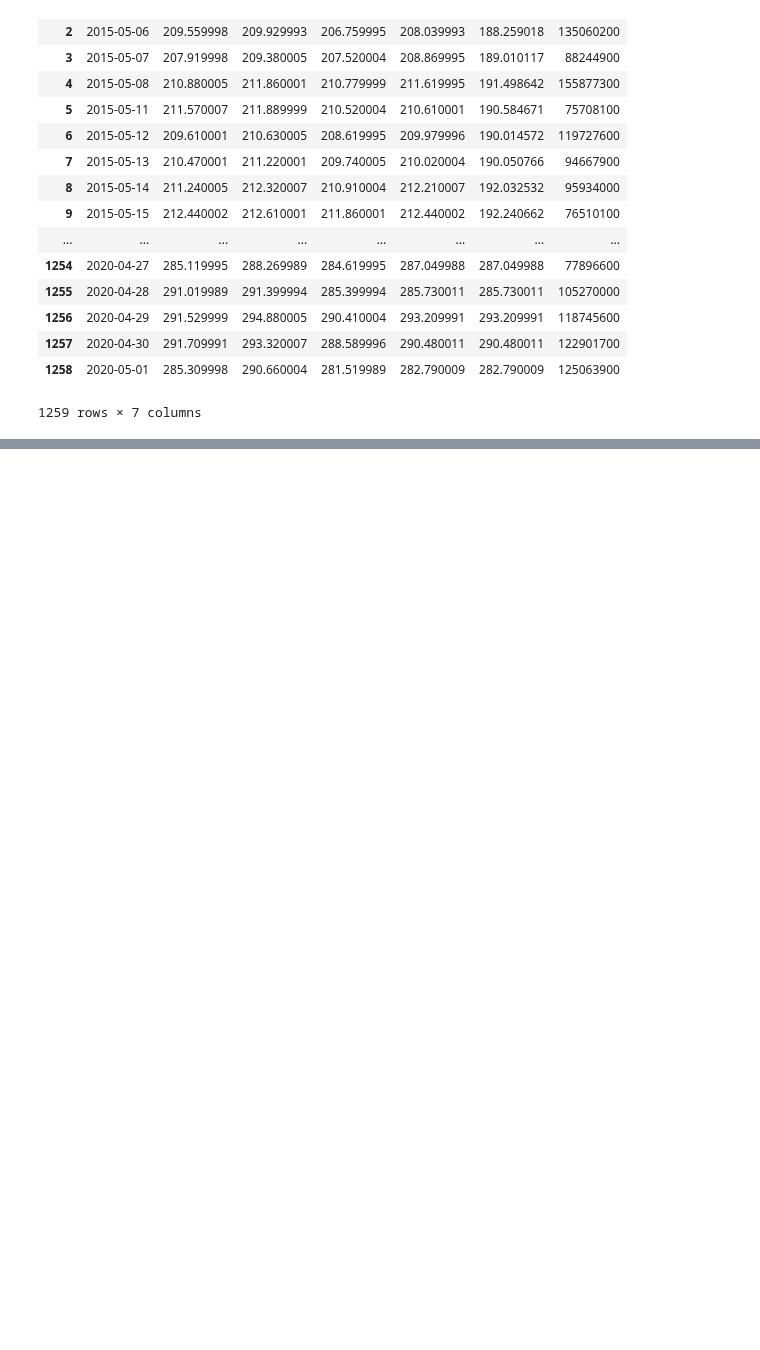
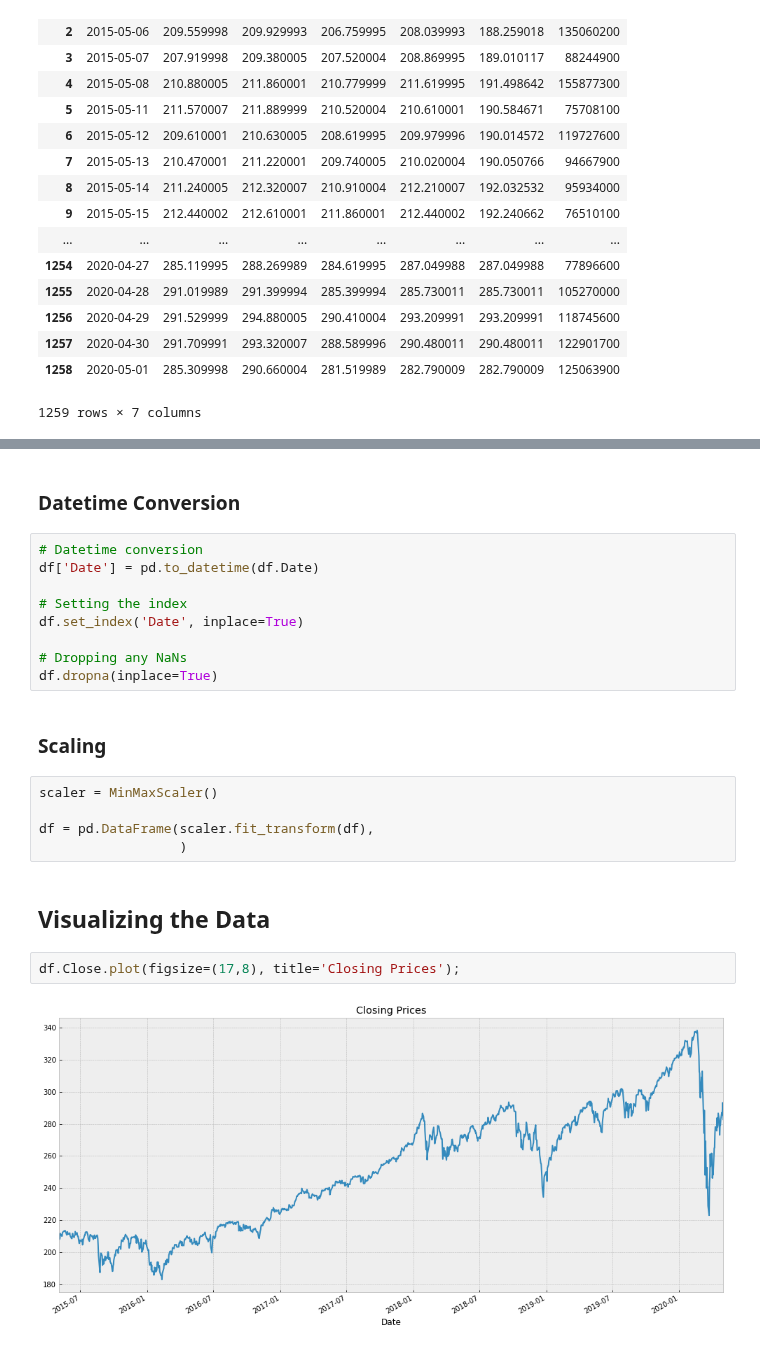
Before and after one commit to marcosan93/Price-Forecaster, a Jupyter notebook: ARMA-Stock-Model.ipynb, the cells around one changed output, grey strips where cells are left out. Drawn from its saved outputs; the diff is of its cells as text; blank space fills up the shorter version.

Commit message:
preprocessed the data

```diff
--- a/ARMA-Stock-Model.ipynb
+++ b/ARMA-Stock-Model.ipynb
@@ -36,0 +39,24 @@ df
+# %% [markdown]
+### Datetime Conversion
+# %%
+# Datetime conversion
+df['Date'] = pd.to_datetime(df.Date)
+
+# Setting the index
+df.set_index('Date', inplace=True)
+
+# Dropping any NaNs
+df.dropna(inplace=True)
+# %% [markdown]
+### Scaling
+# %%
+scaler = MinMaxScaler()
+
+df = pd.DataFrame(scaler.fit_transform(df),
+                  )
+# %% [markdown]
+## Visualizing the Data
+# %%
+df.Close.plot(figsize=(17,8), title='Closing Prices');
+# %% [output]
+[figure, added]
```
Also changed, not shown: parts of 1 cell of this notebook.
